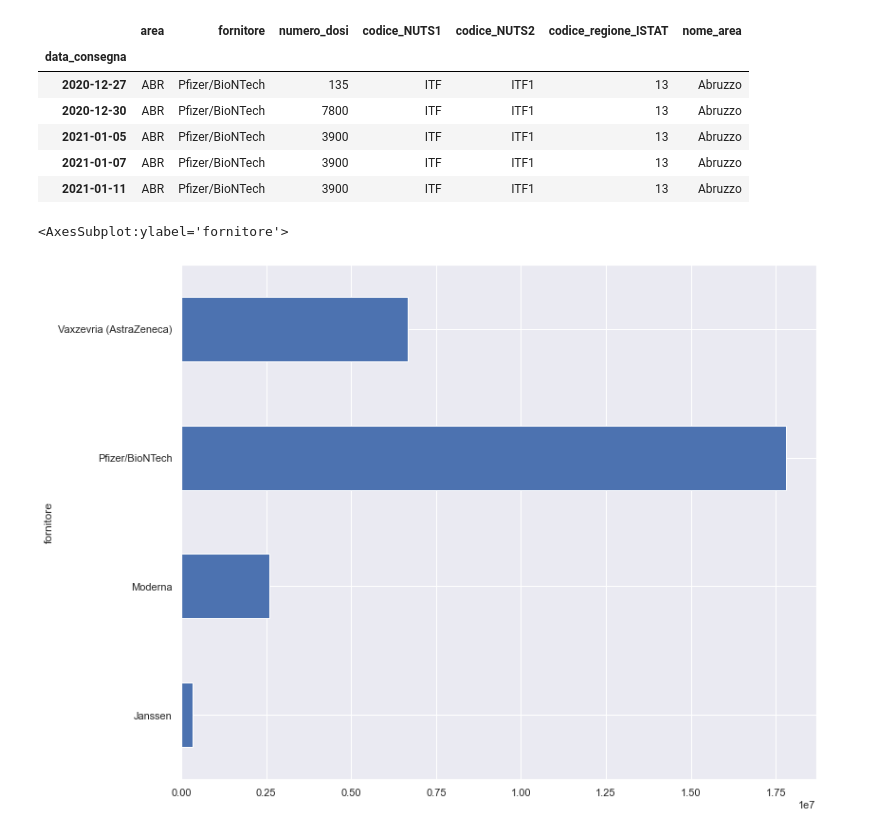
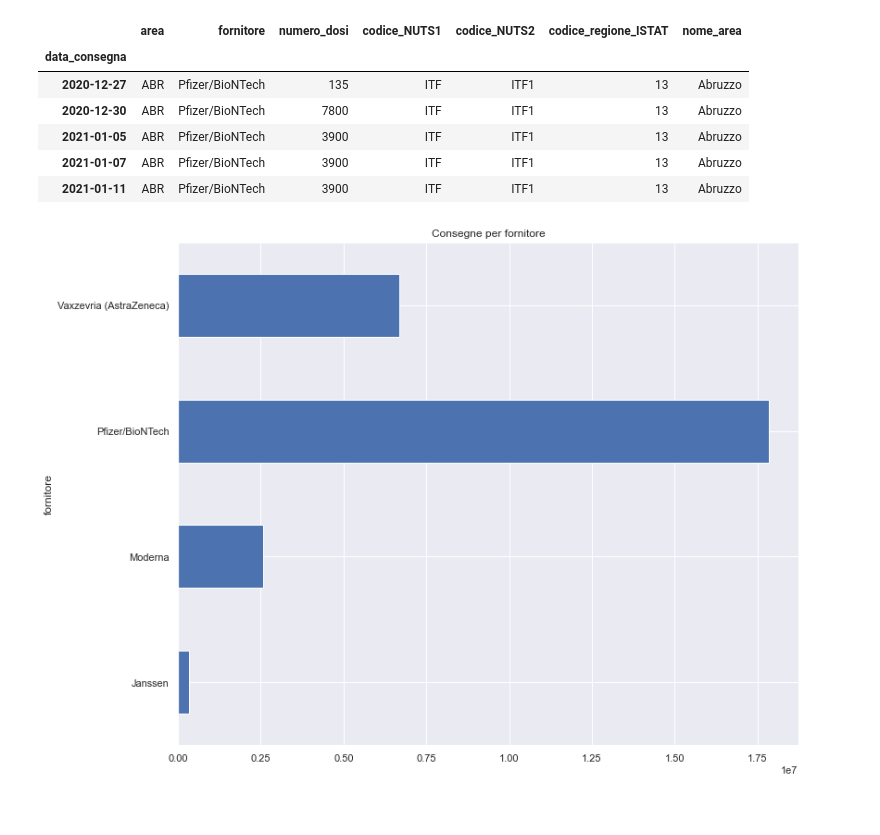
Before and after one commit to matteo-martignon/COVID-19-Analysis, a Jupyter notebook: COVID-19 Vaccin Analysis.ipynb, the cells around one changed output. Drawn from its saved outputs; the diff is of its cells as text; code cells hidden in the pictures.

```diff
--- a/COVID-19 Vaccin Analysis.ipynb
+++ b/COVID-19 Vaccin Analysis.ipynb
@@ -96,8 +102,11 @@ df_consegne_t.head()
 | 2021-01-07 | ABR | Pfizer/BioNTech | 3900 | ITF | ITF1 | 13 | Abruzzo |
 | 2021-01-11 | ABR | Pfizer/BioNTech | 3900 | ITF | ITF1 | 13 | Abruzzo |
 # %%
-df_consegne.groupby('fornitore')['numero_dosi'].sum().plot(kind='barh')
+df_consegne.groupby('fornitore')['numero_dosi']\
+            .sum()\
+            .plot(kind='barh',
+                  title='Consegne per fornitore')
+plt.show()
 # %% [output]
-<AxesSubplot:ylabel='fornitore'>
-[figure, old version]
+[figure, new version]
 # %%
```
Also changed, not shown: parts of 40 cells of this notebook, 2 other files.
